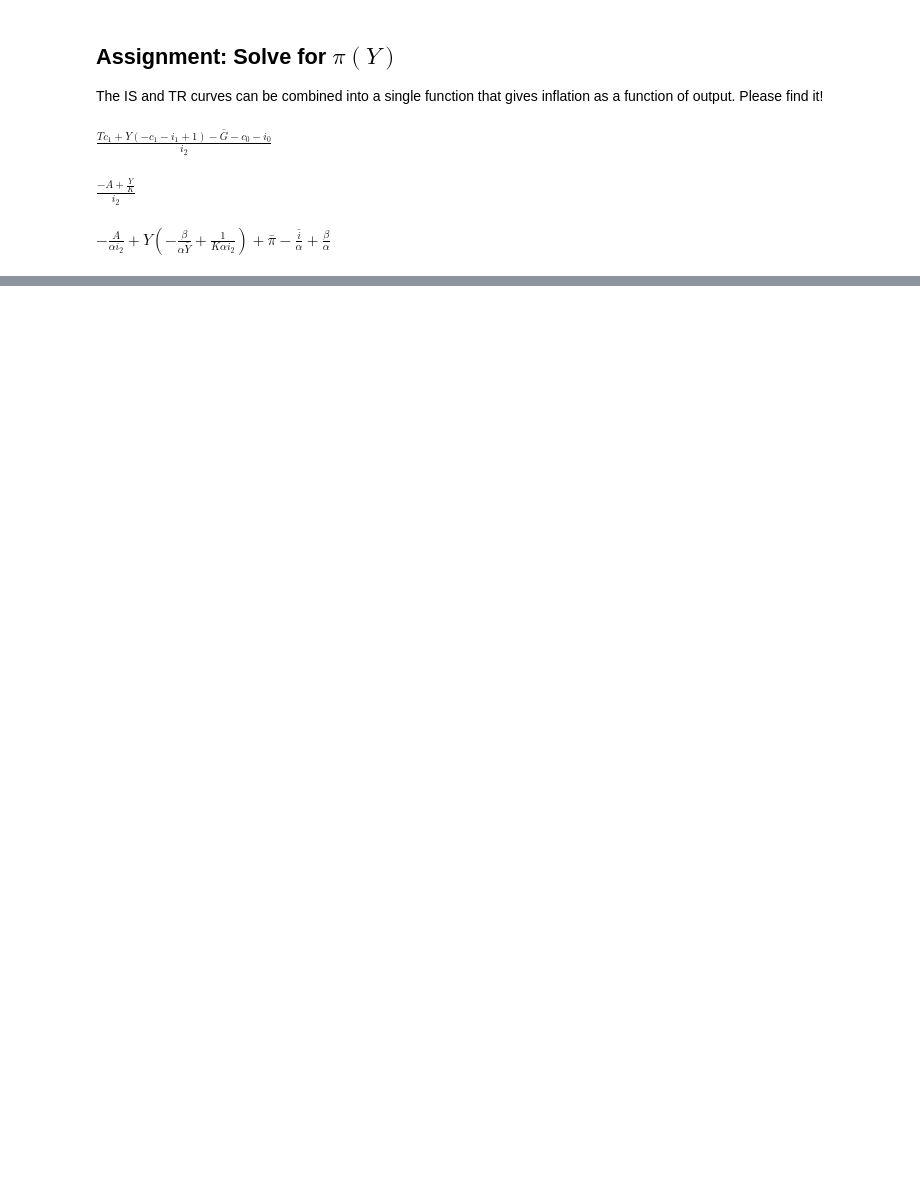
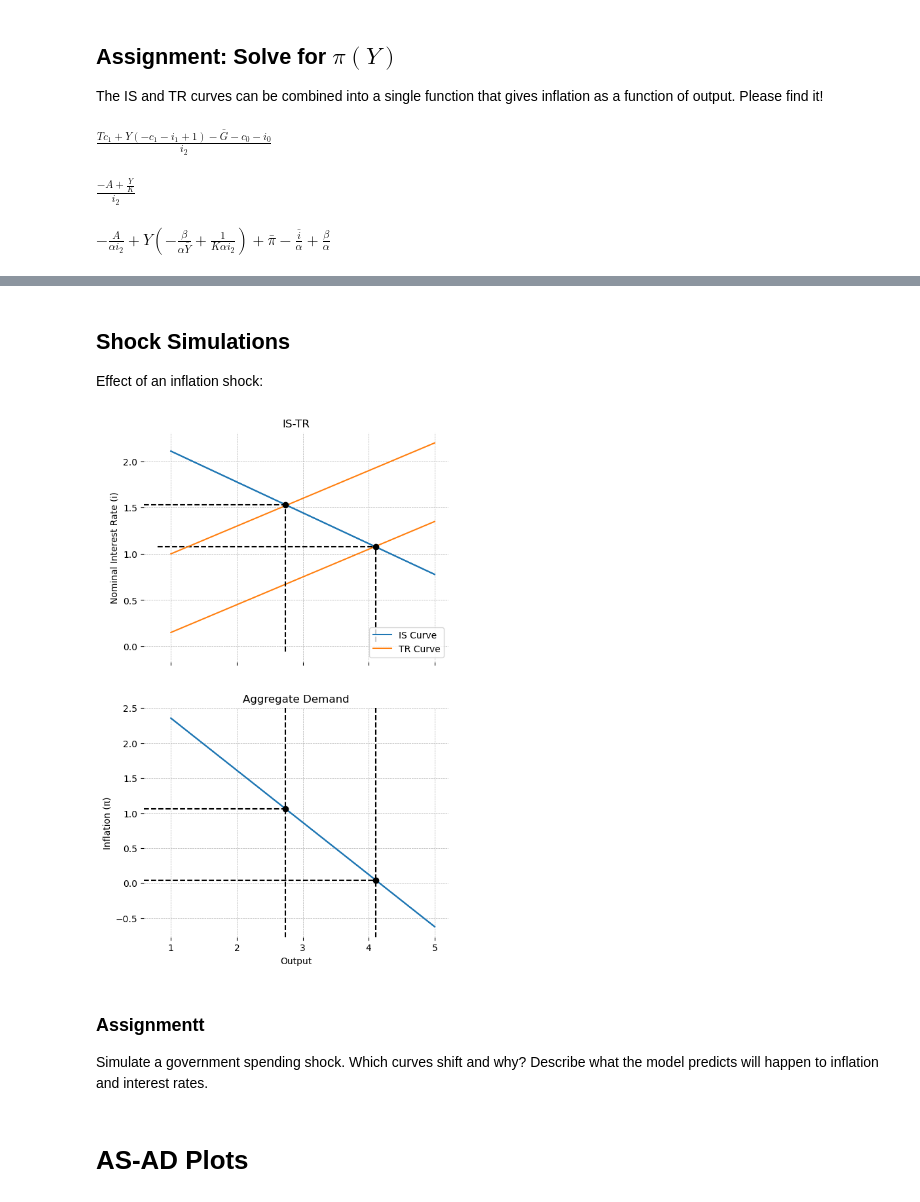
Before and after one commit to jessegrabowski/PSME-Macro, a Jupyter notebook: Lecture 04b - The AS-AD Model.ipynb, the cells around one changed output, grey strips where cells are left out. Drawn from its saved outputs; the diff is of its cells as text; code cells hidden in the pictures; blank space fills up the shorter version.

Commit message:
updated AS-AD model

```diff
--- a/Lecture 04b - The AS-AD Model.ipynb
+++ b/Lecture 04b - The AS-AD Model.ipynb
@@ -45,7 +45,7 @@ $$\pi = a Y_{\text{gap}} + \pi^e$$
 
 In Python a function is declared using `def`, followed by a name and a list of parameters to the function. You can give parameters default values using `=`. Here is a function that takes $a$, $Y$, $\bar{Y}$, $\pi^e$, and a shock $s$, and computes the AS curve:
 # %%
-def AS_curve(a, Y, Y_bar, pi_e, s=0):
+def AS_curve(Y, a, Y_bar, pi_e, s=0):
     Y_gap = (Y - Y_bar) / Y_bar
     return a * Y_gap + pi_e + s
 # %% [markdown]
@@ -225,6 +227,18 @@ def AD_curve(Y, π_bar, Y_bar, G_bar, T, i_bar, c0, c1, i0, i1, i2, α, β):
     K = 1 / (1 - c1 - i1)
 
     return sp_AD_curve(Y, A, K, α, β, i2, π_bar, i_bar, Y_bar)
+
+def IS_curve(Y, G_bar, T, c0, c1, i0, i1, i2):
+    K = 1 / (1 - c1 - i1)
+    A = c0 + i0 + G_bar - c1 * T
+
+    return 1 / i2 * (Y / K - A)
+
+def taylor_rule(Y, pi, i_bar, Y_bar, π_bar, α, β):
+    output_gap = (Y - Y_bar) / Y_bar
+    pi_gap = pi - π_bar
+
+    return i_bar + α * pi_gap + β * output_gap
 # %%
 Y_values = np.linspace(1, 5, 100)
 
@@ -261,0 +298,18 @@ fig.subplots_adjust(hspace=0.025)
+# %% [markdown]
+## Shock Simulations
+
+Effect of an inflation shock:
+# %%
+ax = plot_IS_TR_AD(Y_values, π_bar, π_bar, Y_bar, G_bar, T, i_bar, c0, c1, i0, i1, i2, α, β)
+plot_IS_TR_AD(Y_values, π_bar + 1, π_bar, Y_bar, G_bar, T, i_bar, c0, c1, i0, i1, i2, α, β,
+              ax=ax,
+              legend=False)
+plt.show()
+# %% [output]
+[figure, added]
+# %% [markdown]
+### Assignmentt
+
+Simulate a government spending shock. Which curves shift and why? Describe what the model predicts will happen to inflation and interest rates.
+# %% [markdown]
+# AS-AD Plots
```
Also changed, not shown: parts of 9 cells of this notebook.
